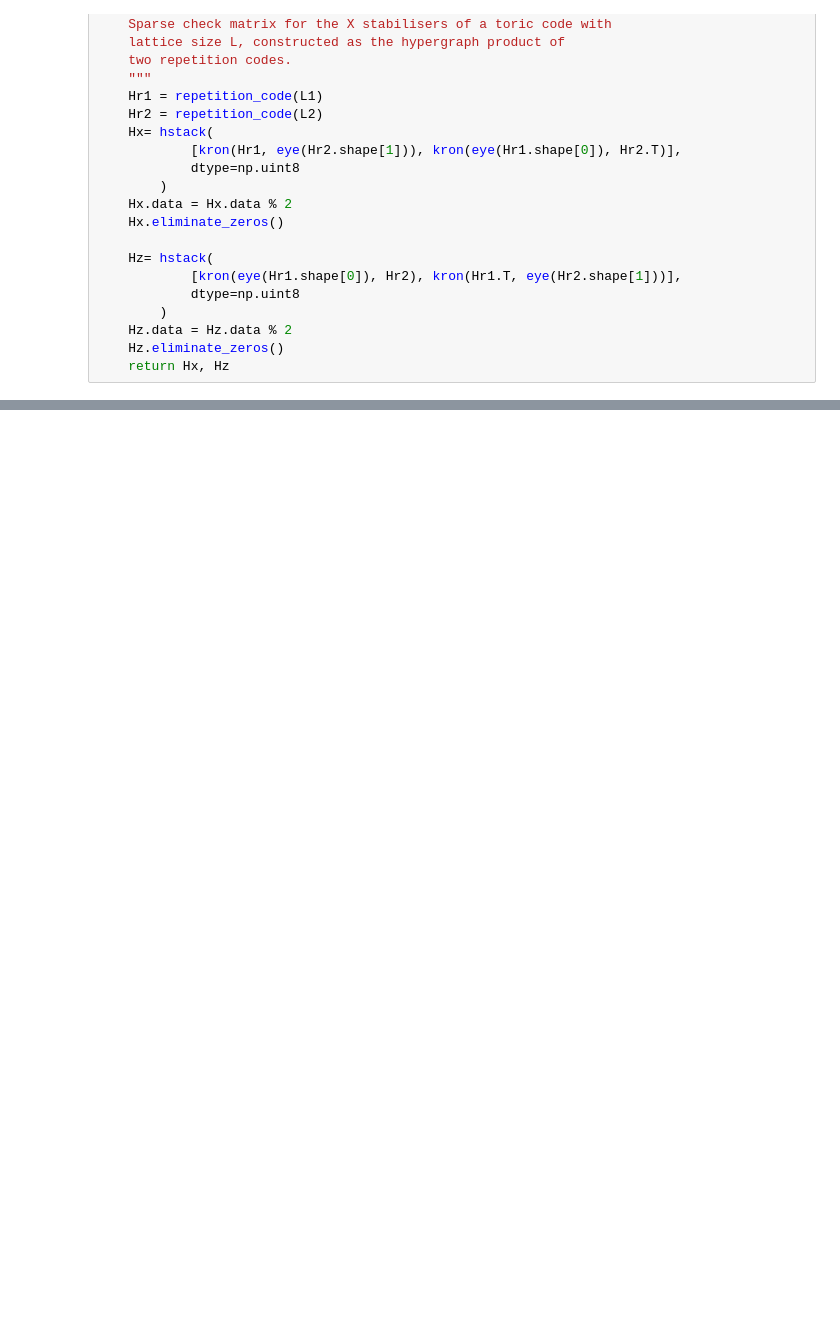
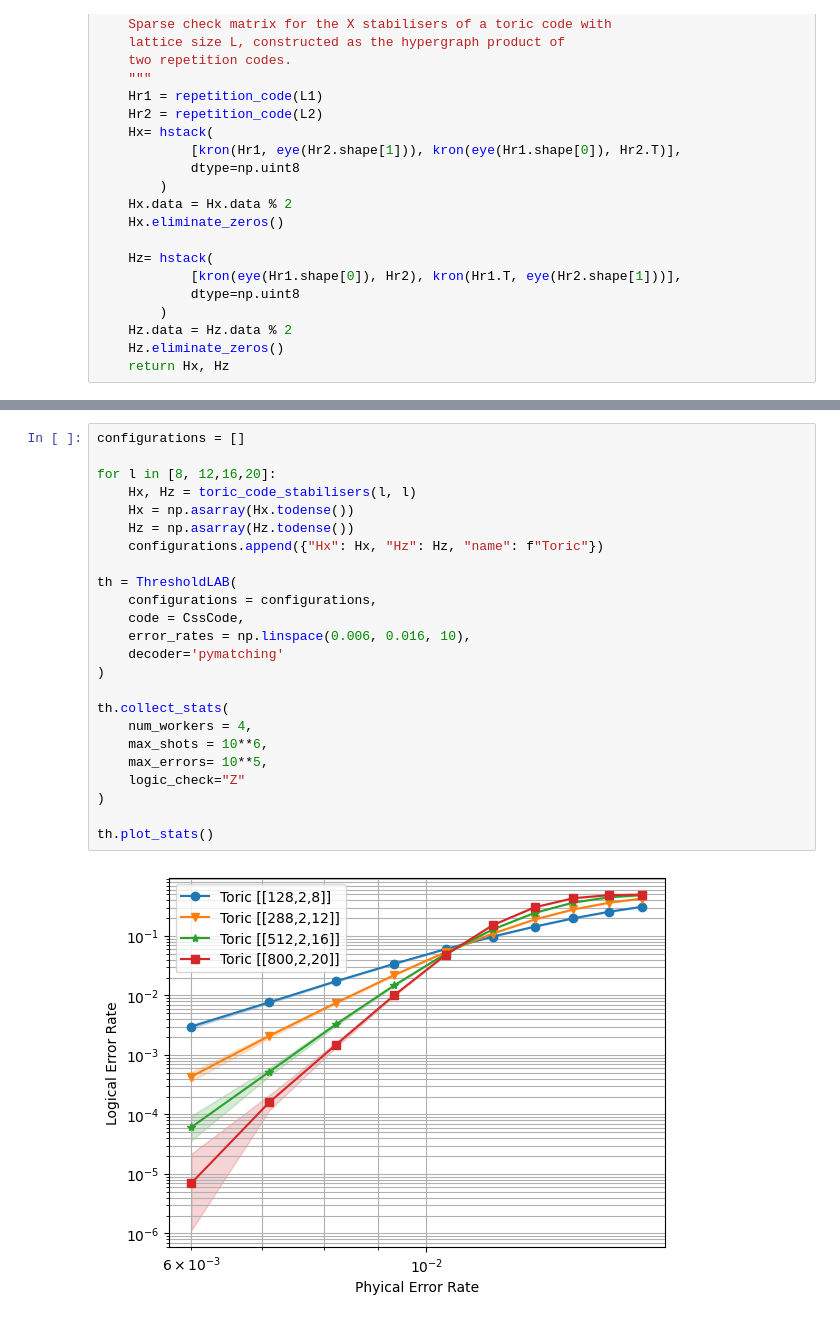
Before and after one commit to adelshb/graphqec, a Jupyter notebook: notebooks/toric_code.ipynb, the cells around one changed output, grey strips where cells are left out. Saved outputs shown, nothing was run; the diff lists cells and outputs as text; blank space fills up the shorter version.

```diff
--- a/notebooks/toric_code.ipynb
+++ b/notebooks/toric_code.ipynb
@@ -74,0 +77,26 @@ th.plot_stats()
+# %%
+configurations = []
+
+for l in [8, 12,16,20]:
+    Hx, Hz = toric_code_stabilisers(l, l)
+    Hx = np.asarray(Hx.todense())
+    Hz = np.asarray(Hz.todense())
+    configurations.append({"Hx": Hx, "Hz": Hz, "name": f"Toric"})
+
+th = ThresholdLAB(
+    configurations = configurations,
+    code = CssCode,
+    error_rates = np.linspace(0.006, 0.016, 10),
+    decoder='pymatching'
+)
+
+th.collect_stats(
+    num_workers = 4,
+    max_shots = 10**6,
+    max_errors= 10**5,
+    logic_check="Z"
+)
+
+th.plot_stats()
+# %% [output]
+[figure, added]
```
Also changed, not shown: parts of 3 cells of this notebook, 1 other file.
